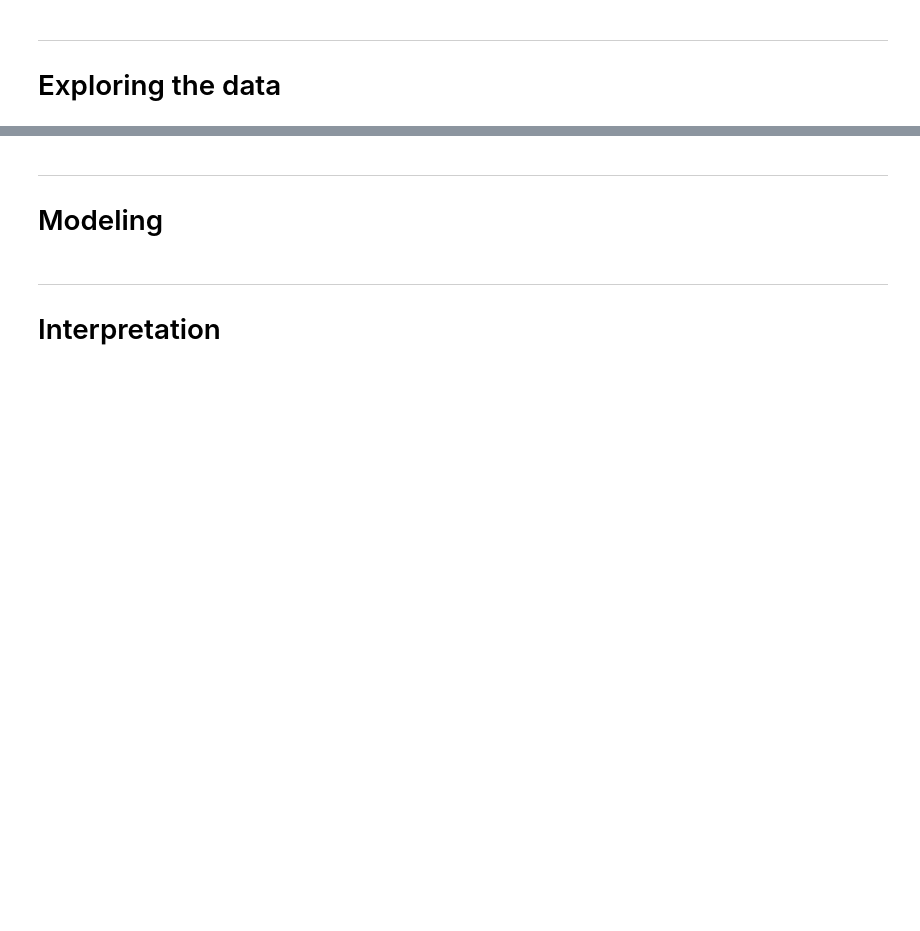
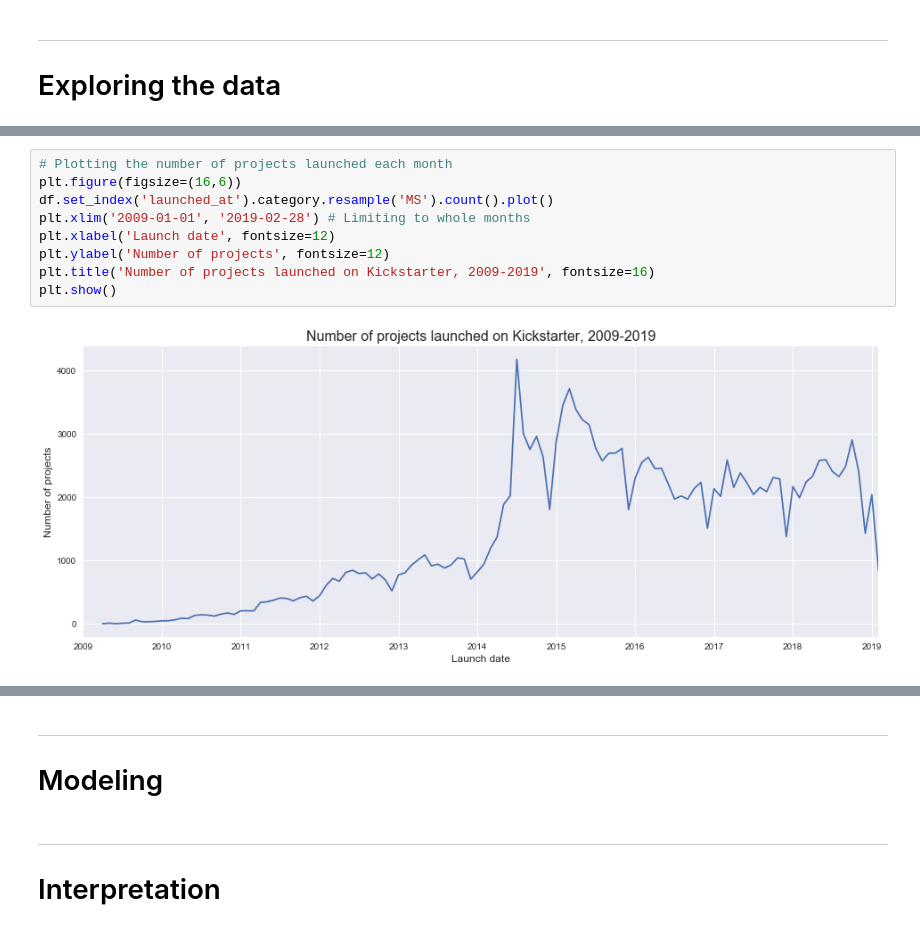
Before and after one commit to L-Lewis/Kickstarter-success-machine-learning, a Jupyter notebook: student.ipynb, the cells around one changed output, grey strips where cells are left out. Drawn from its saved outputs; the diff is of its cells as text; blank space fills up the shorter version.

```diff
--- a/student.ipynb
+++ b/student.ipynb
@@ -715,0 +725,11 @@ In this setion...
+# %%
+# Plotting the number of projects launched each month
+plt.figure(figsize=(16,6))
+df.set_index('launched_at').category.resample('MS').count().plot()
+plt.xlim('2009-01-01', '2019-02-28') # Limiting to whole months
+plt.xlabel('Launch date', fontsize=12)
+plt.ylabel('Number of projects', fontsize=12)
+plt.title('Number of projects launched on Kickstarter, 2009-2019', fontsize=16)
+plt.show()
+# %% [output]
+[figure, added]
```
Also changed, not shown: parts of 29 cells of this notebook.
